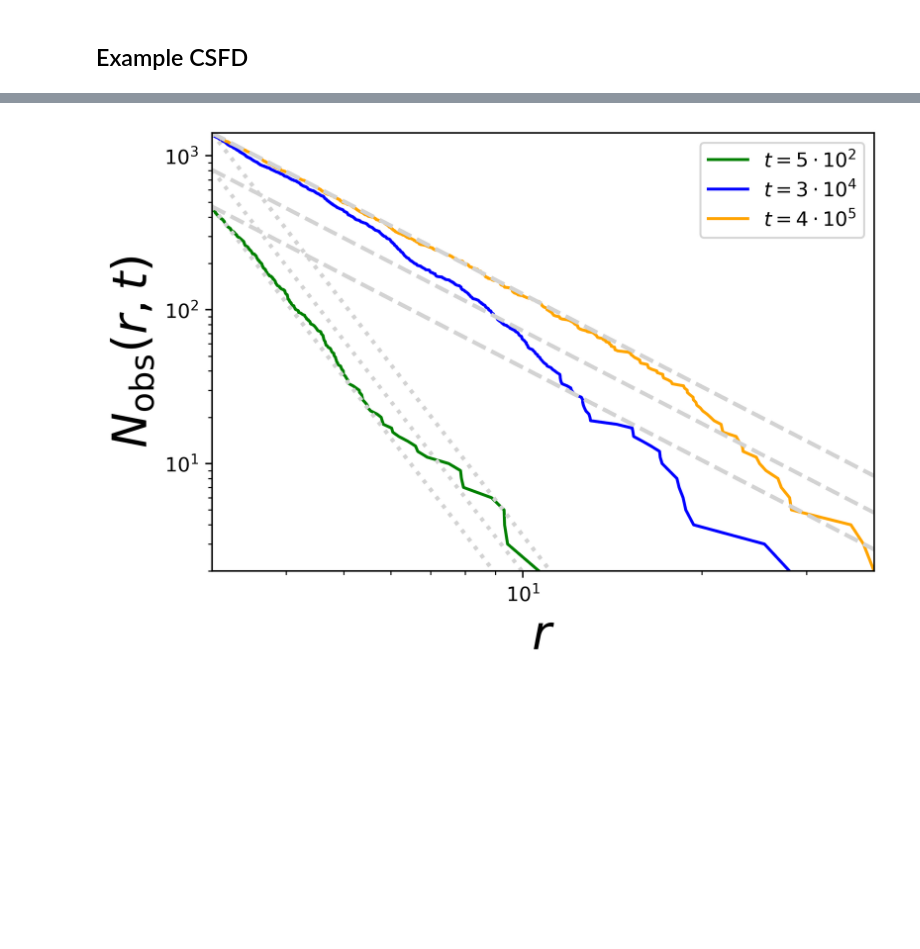
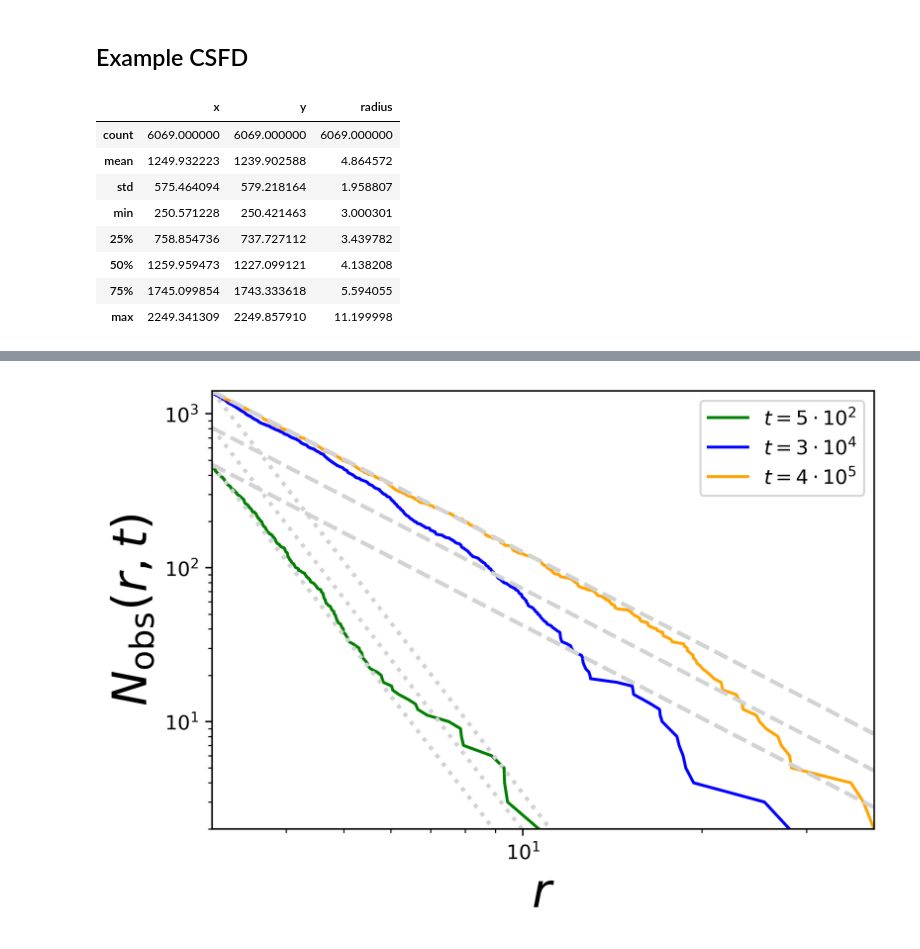
Before and after one commit to seanmason/saturation, a Jupyter notebook: notebooks/thesis/Chapter1/CSFD.ipynb, the cells around one changed output, grey strips where cells are left out. Drawn from its saved outputs; the diff is of its cells as text; code cells hidden in the pictures; blank space fills up the shorter version.

```diff
--- a/notebooks/thesis/Chapter1/CSFD.ipynb
+++ b/notebooks/thesis/Chapter1/CSFD.ipynb
@@ -122,4 +125,16 @@ oldest_state = get_state_at_time(
 )
+# %%
+oldest_state.describe()
+# %% [output]
+|  | x | y | radius |
+| count | 6069.000000 | 6069.000000 | 6069.000000 |
+| mean | 1249.932223 | 1239.902588 | 4.864572 |
+| std | 575.464094 | 579.218164 | 1.958807 |
+| min | 250.571228 | 250.421463 | 3.000301 |
+| 25% | 758.854736 | 737.727112 | 3.439782 |
+| 50% | 1259.959473 | 1227.099121 | 4.138208 |
+| 75% | 1745.099854 | 1743.333618 | 5.594055 |
+| max | 2249.341309 | 2249.857910 | 11.199998 |
 # %%
 font_size = 24
 n_lines_below = 0
```
Also changed, not shown: parts of 5 cells of this notebook, 10 other files.
